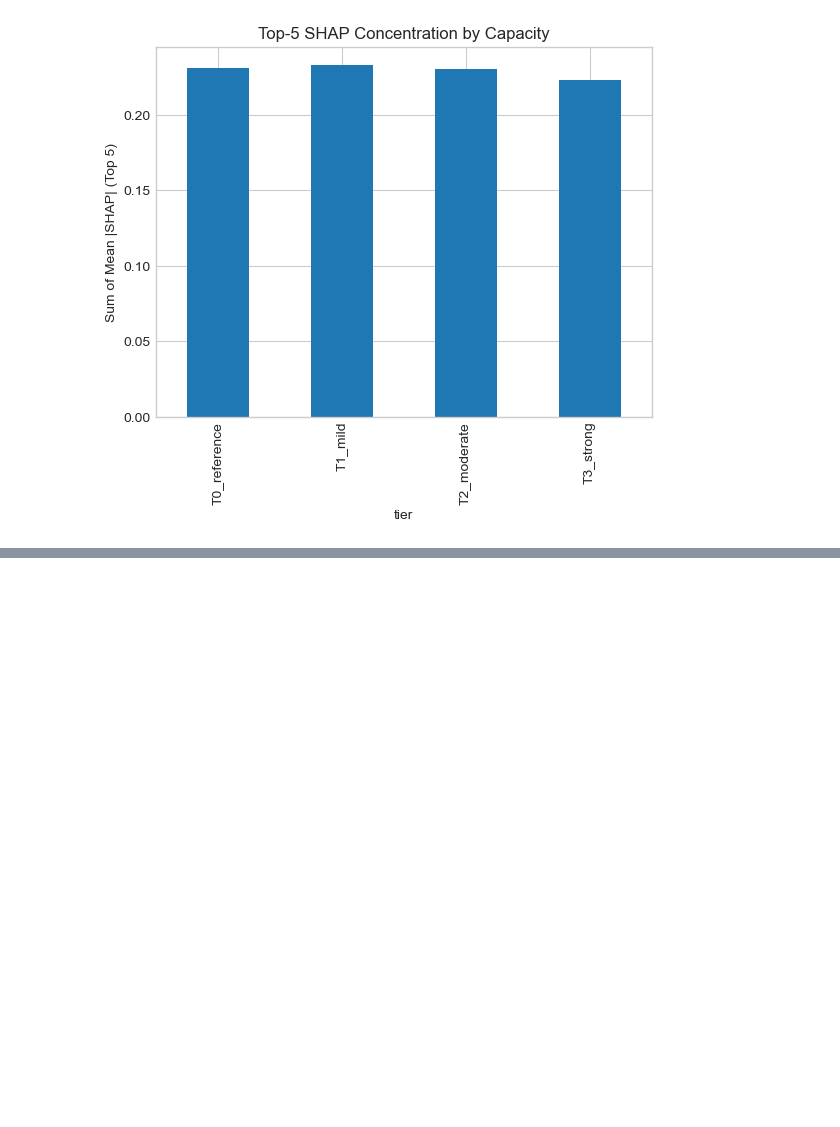
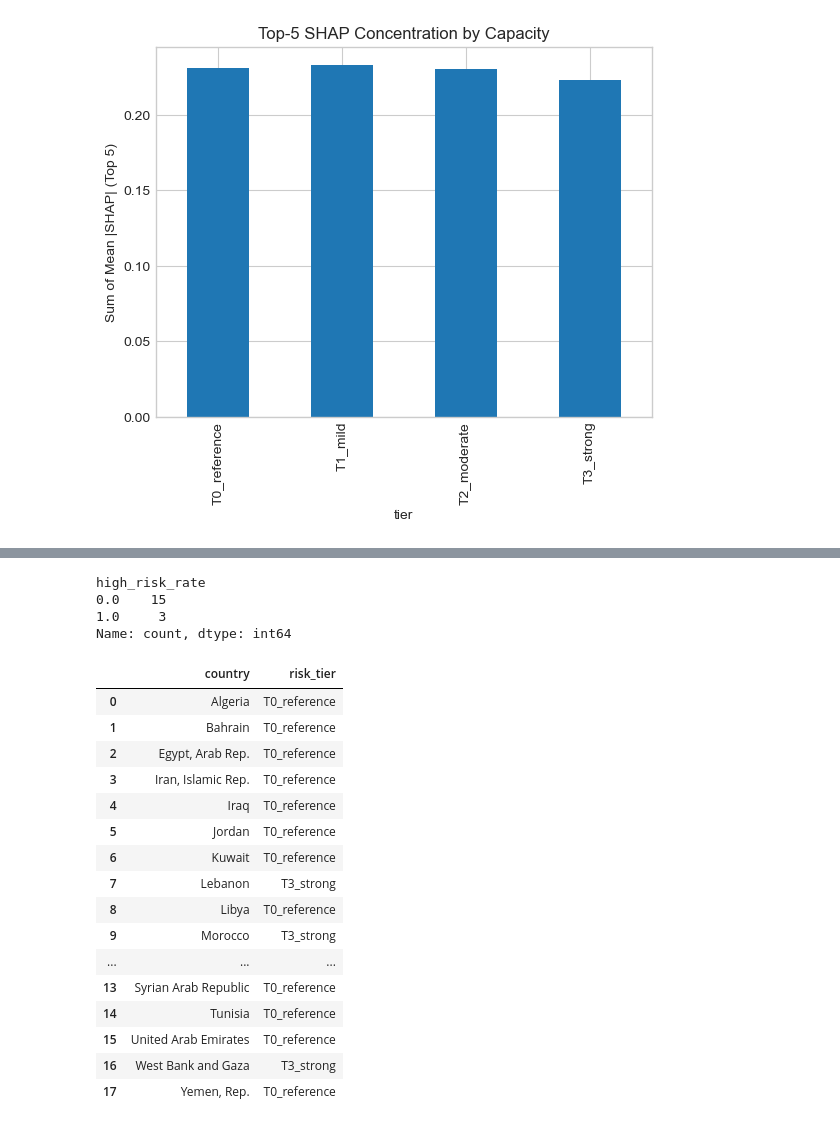
Before and after one commit to daniehben/worldbank-api-pipeline, a Jupyter notebook: notebooks/classification.ipynb, the cells around one changed output, grey strips where cells are left out. Cells and saved outputs as stored; diff of their text form; code cells hidden in the pictures; blank space fills up the shorter version.

```diff
--- a/notebooks/classification.ipynb
+++ b/notebooks/classification.ipynb
@@ -1671,0 +1701,48 @@ plt.show()
+# %%
+country_risk_summary = (
+    cases
+    .groupby("country_name")
+    .agg(
+        high_risk_rate=("y_pred", "mean"),
+        avg_risk_prob=("p1", "mean"),
+        n_years=("year", "count")
+    )
+    .reset_index()
+)
+country_risk_summary['high_risk_rate'].value_counts()
+# %% [output]
+high_risk_rate
+0.0    15
+1.0     3
+Name: count, dtype: int64
+# %%
+classification_country_tiers = (
+    country_risk_summary
+    .assign(
+        risk_tier=lambda df: np.where(
+            df["high_risk_rate"] == 0,
+            "T0_reference",
+            "T3_strong"
+        )
+    )[["country_name", "risk_tier"]]
+    .rename(columns={"country_name": "country"})
+)
+classification_country_tiers
+# %% [output]
+|  | country | risk_tier |
+| 0 | Algeria | T0_reference |
+| 1 | Bahrain | T0_reference |
+| 2 | Egypt, Arab Rep. | T0_reference |
+| 3 | Iran, Islamic Rep. | T0_reference |
+| 4 | Iraq | T0_reference |
+| 5 | Jordan | T0_reference |
+| 6 | Kuwait | T0_reference |
+| 7 | Lebanon | T3_strong |
+| 8 | Libya | T0_reference |
+| 9 | Morocco | T3_strong |
+| ... | ... | ... |
+| 13 | Syrian Arab Republic | T0_reference |
+| 14 | Tunisia | T0_reference |
+| 15 | United Arab Emirates | T0_reference |
+| 16 | West Bank and Gaza | T3_strong |
+| 17 | Yemen, Rep. | T0_reference |
```
Also changed, not shown: parts of 13 cells of this notebook, 14 other files.
